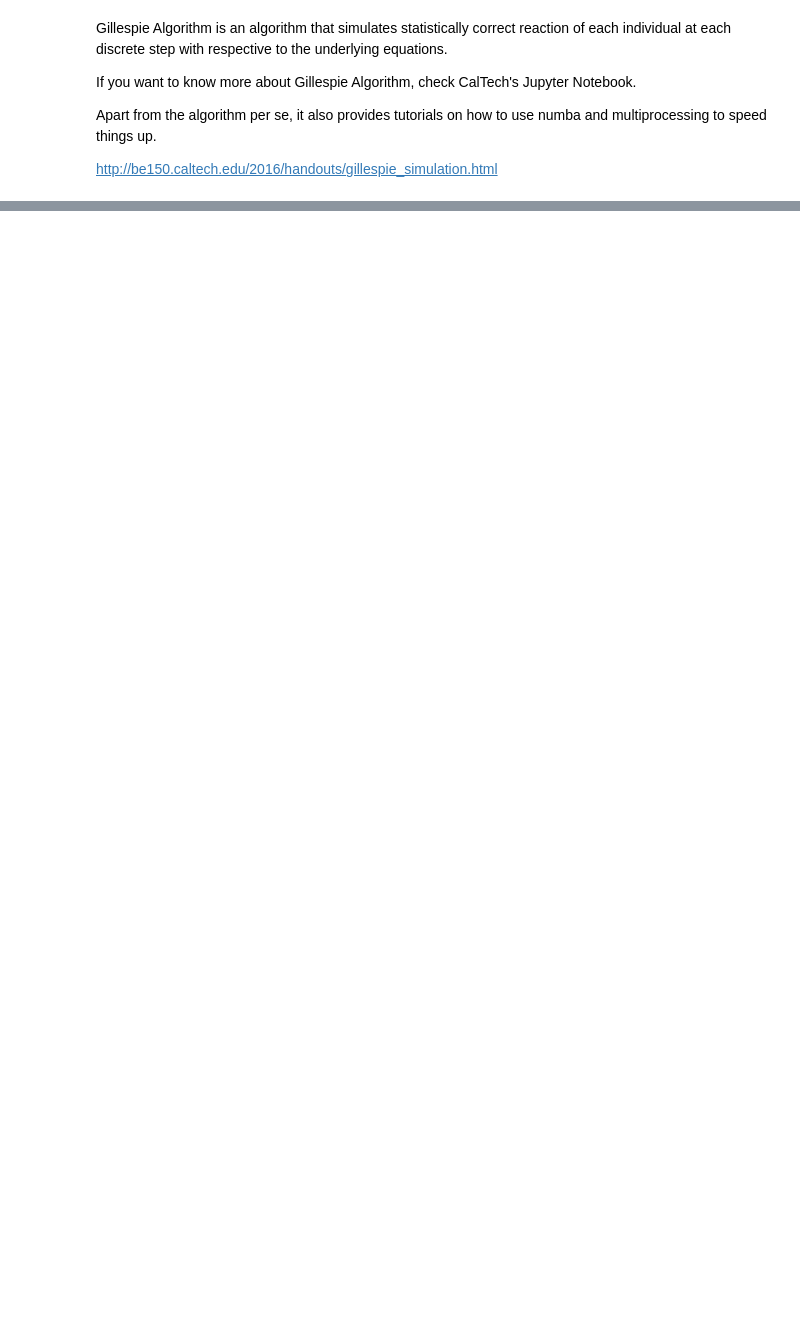
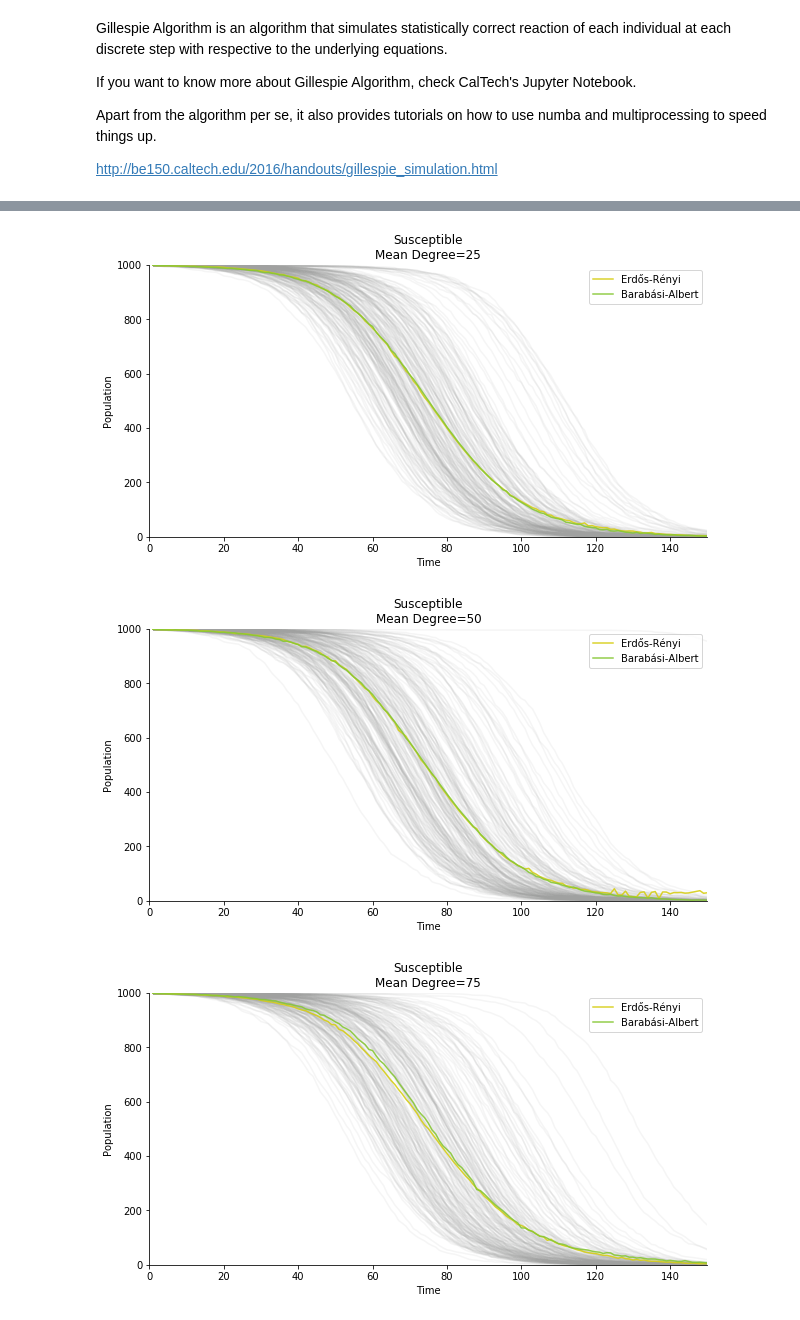
Before and after one commit to je-suis-tm/graph-theory, a Jupyter notebook: Epidemic Outbreak project/gillespie algorithm.ipynb, the cells around one changed output, grey strips where cells are left out. Cells and saved outputs as stored; diff of their text form; code cells hidden in the pictures; blank space fills up the shorter version.

```diff
--- a/Epidemic Outbreak project/gillespie algorithm.ipynb
+++ b/Epidemic Outbreak project/gillespie algorithm.ipynb
@@ -237,0 +373,23 @@ plot_graph(df,graph,colorlist)
+# %%
+#maximum elapsed time
+tmax=150
+
+#beginning time
+t=0
+
+#initial
+infection_rate=0.0001
+recovery_rate=0.0003
+S0=999
+I0=1
+R0=0
+
+#data preparation
+param=(tmax,t,infection_rate,recovery_rate,S0,I0,R0)
+target_mean_degree=np.arange(25,300,25)
+# %%
+simulation(target_mean_degree,param,save_fig=True)
+# %% [output]
+[figure, added]
+[figure, added]
+[figure, added]
```
Also changed, not shown: parts of 14 cells of this notebook.
